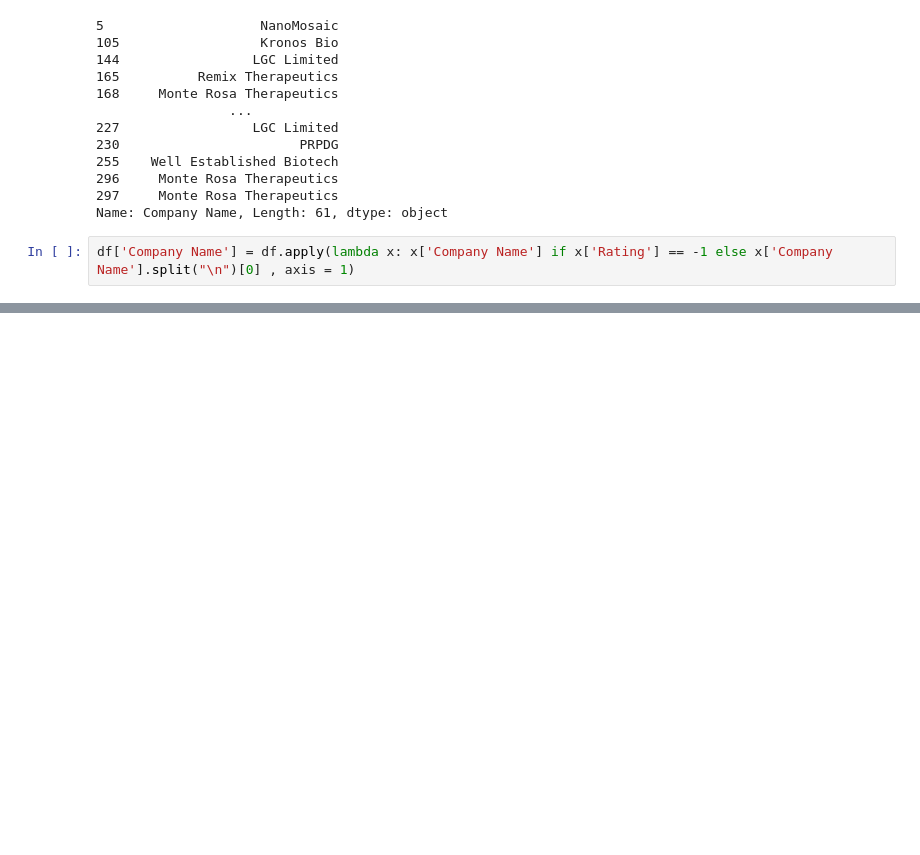
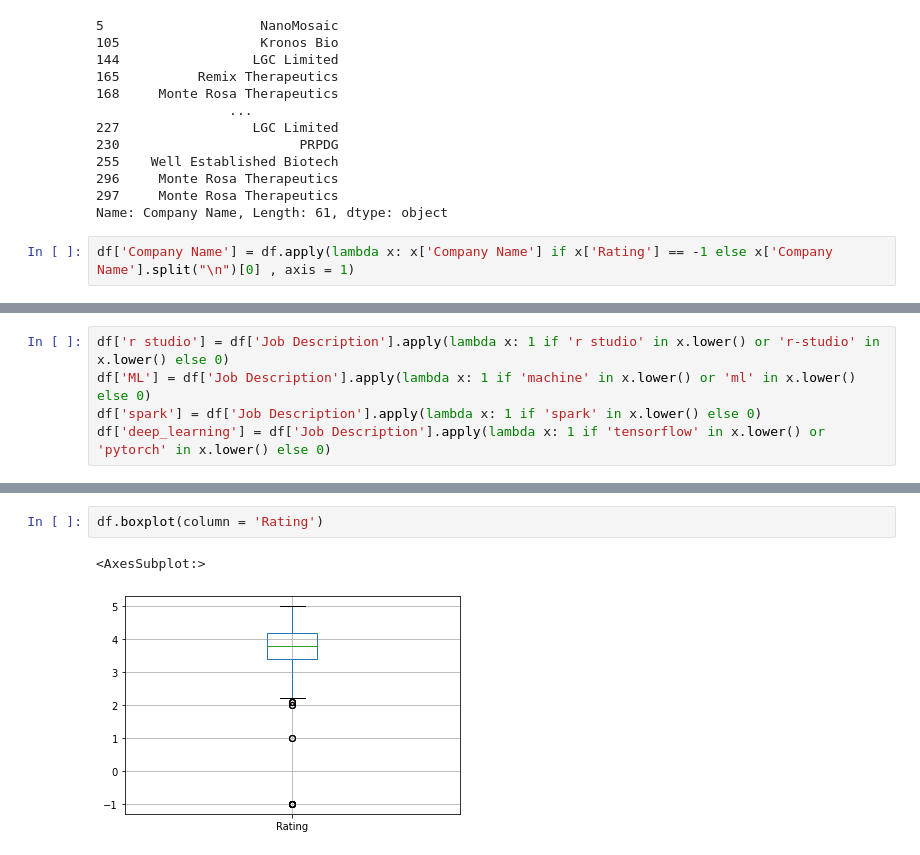
Before and after one commit to Navid-Ar/Data-Related-Jobs, a Jupyter notebook: DS_project.ipynb, the cells around one changed output, grey strips where cells are left out. Cells and saved outputs as stored; diff of their text form; blank space fills up the shorter version.

```diff
--- a/DS_project.ipynb
+++ b/DS_project.ipynb
@@ -161,0 +226,5 @@ df.head()
+# %%
+df['r studio'] = df['Job Description'].apply(lambda x: 1 if 'r studio' in x.lower() or 'r-studio' in x.lower() else 0)
+df['ML'] = df['Job Description'].apply(lambda x: 1 if 'machine' in x.lower() or 'ml' in x.lower() else 0)
+df['spark'] = df['Job Description'].apply(lambda x: 1 if 'spark' in x.lower() else 0)
+df['deep_learning'] = df['Job Description'].apply(lambda x: 1 if 'tensorflow' in x.lower() or 'pytorch' in x.lower() else 0)
@@ -161,0 +243,5 @@ df.head()
+# %%
+df.boxplot(column = 'Rating')
+# %% [output]
+<AxesSubplot:>
+[figure, added]
```
Also changed, not shown: parts of 32 cells of this notebook, 1 other file.
